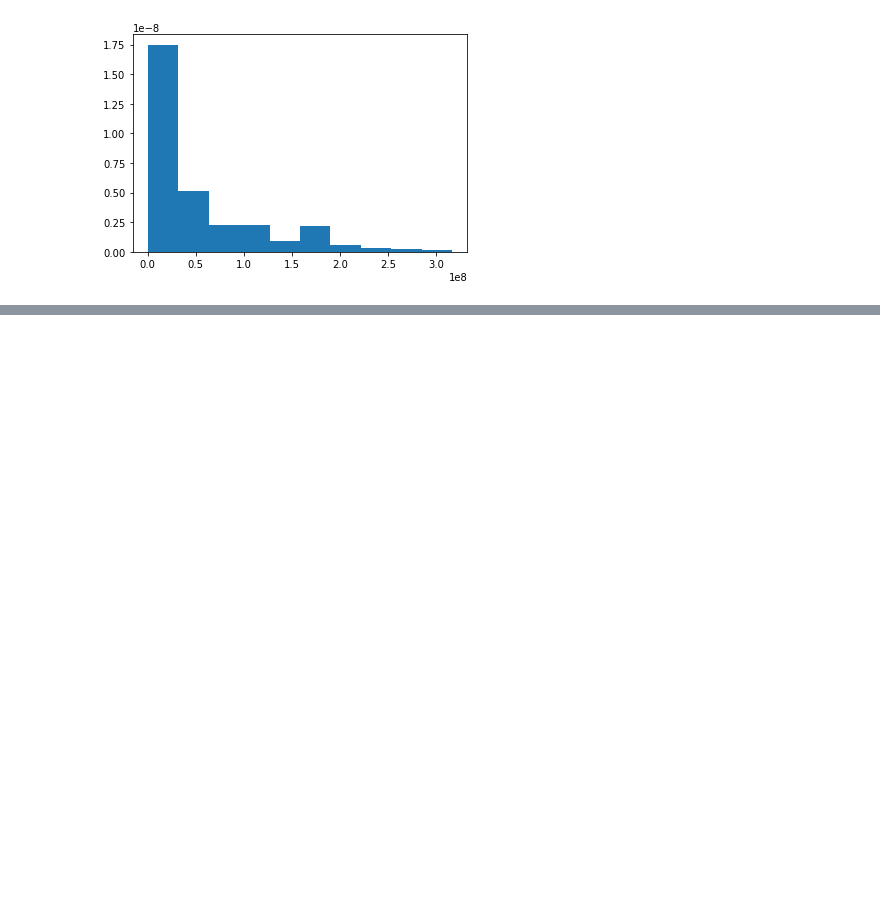
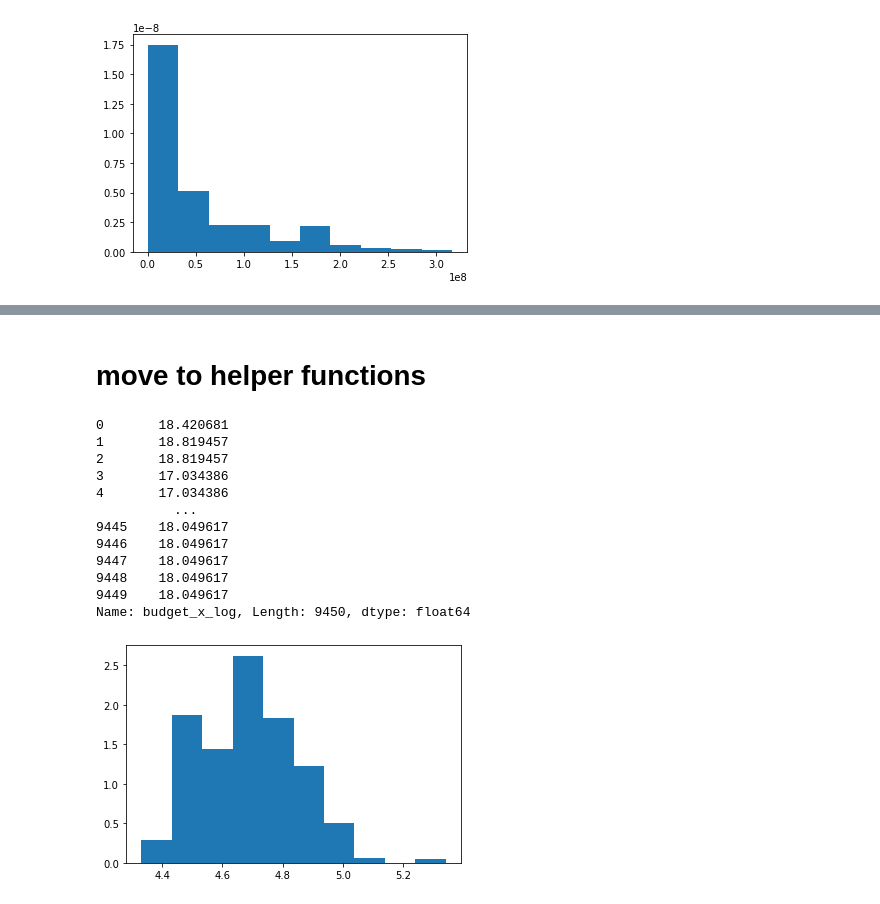
Before and after one commit to valism/Group_G_film_profit_predictor, a Jupyter notebook: data_prep_v2.ipynb, the cells around one changed output, grey strips where cells are left out. Drawn from its saved outputs; the diff is of its cells as text; code cells hidden in the pictures; blank space fills up the shorter version.

Commit message:
log_standardisation function

```diff
--- a/data_prep_v2.ipynb
+++ b/data_prep_v2.ipynb
@@ -383,7 +364,0 @@ genres_films_norm
-# %%
-#replace columns in original dataset with normalised data
-genres_films['duration_x'] = genres_films_norm['duration_x']
-genres_films['budget_x'] = genres_films_norm['budget_x']
-genres_films['duration_y'] = genres_films_norm['duration_y']
-genres_films['budget_y'] = genres_films_norm['budget_y']
-genres_films
@@ -405,0 +369,24 @@ genres_films.drop(columns=['worlwide_gross_income_x','worlwide_gross_income_y','
+# %% [markdown]
+# move to helper functions
+# %%
+# take logs of budget and duration columns to help reduce skew, particularly relevant for duration. budget is highly non-normal so not a huge effect
+genres_films['budget_x_log'] = np.log(genres_films['budget_x'])
+genres_films['budget_y_log'] = np.log(genres_films['budget_y'])
+genres_films['duration_x_log'] = np.log(genres_films['duration_x'])
+genres_films['duration_y_log'] = np.log(genres_films['duration_y'])
+
+plt.hist(genres_films['duration_x_log'], density=True)
+# %% [output]
+0       18.420681
+1       18.819457
+2       18.819457
+3       17.034386
+4       17.034386
+          ...
+9445    18.049617
+9446    18.049617
+9447    18.049617
+9448    18.049617
+9449    18.049617
+Name: budget_x_log, Length: 9450, dtype: float64
+[figure, added]
```
Also changed, not shown: parts of 6 cells of this notebook, 2 other files.
